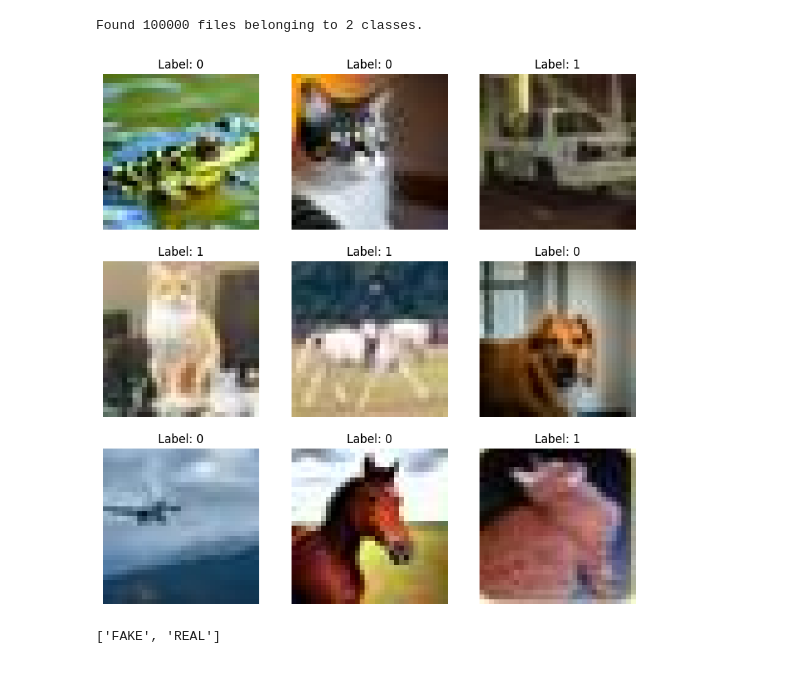
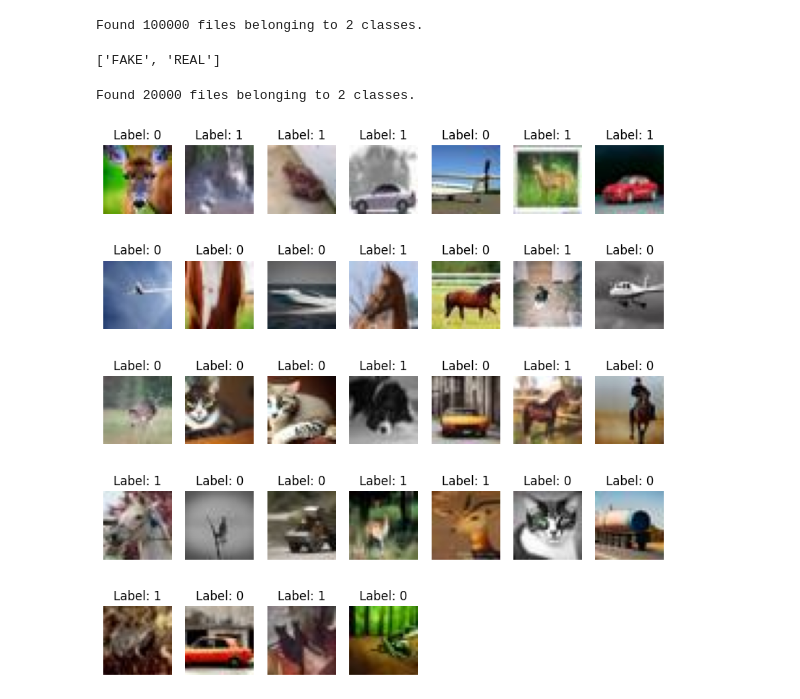
Before and after one commit to Benjoutel/fake_news_detection, a Jupyter notebook: notebooks/aureliencardon_notebook.ipynb, the cells around one changed output. Saved outputs shown, nothing was run; the diff lists cells and outputs as text; code cells hidden in the pictures.

Commit message:
2 datasets, image train and test

```diff
--- a/notebooks/aureliencardon_notebook.ipynb
+++ b/notebooks/aureliencardon_notebook.ipynb
@@ -3,7 +3,7 @@ import pandas as pd
 # %%
 import tensorflow as tf
 
-dataset = tf.keras.preprocessing.image_dataset_from_directory(
+images_train = tf.keras.preprocessing.image_dataset_from_directory(
     '../raw_data/image_train',
     image_size=(32, 32),
     shuffle=True,
@@ -12,18 +12,28 @@ dataset = tf.keras.preprocessing.image_dataset_from_directory(
 )
 # %% [output]
 Found 100000 files belonging to 2 classes.
+# %%
+dataset.class_names
+# %% [output]
+['FAKE', 'REAL']
+# %%
+images_test = tf.keras.preprocessing.image_dataset_from_directory(
+    '../raw_data/image_test',
+    image_size=(32, 32),
+    shuffle=True,
+    batch_size=32,
+    label_mode='int'
+)
+# %% [output]
+Found 20000 files belonging to 2 classes.
 # %%
-for images, labels in dataset.take(1):  # Prendre un seul batch
+for images, labels in images_train.take(1):
     plt.figure(figsize=(10, 10))
-    for i in range(9):  # Afficher 9 images
-        ax = plt.subplot(3, 3, i + 1)
-        plt.imshow(images[i].numpy().astype("uint8"))  # Afficher l'image
-        plt.title(f"Label: {labels[i].numpy()}")  # Afficher le label
+    for i in range(32):
+        ax = plt.subplot(5, 7, i + 1)
+        plt.imshow(images[i].numpy().astype("uint8"))
+        plt.title(f"Label: {labels[i].numpy()}")
         plt.axis("off")
     plt.show()
 # %% [output]
-[figure, old version]
+[figure, new version]
-# %%
-dataset.class_names
-# %% [output]
-['FAKE', 'REAL']
```
